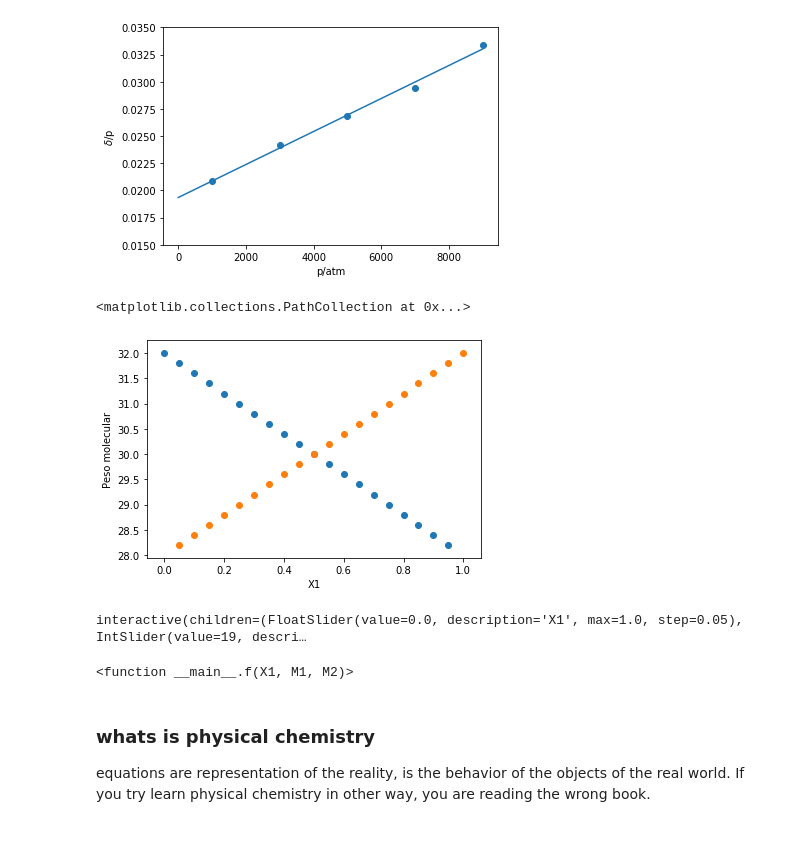
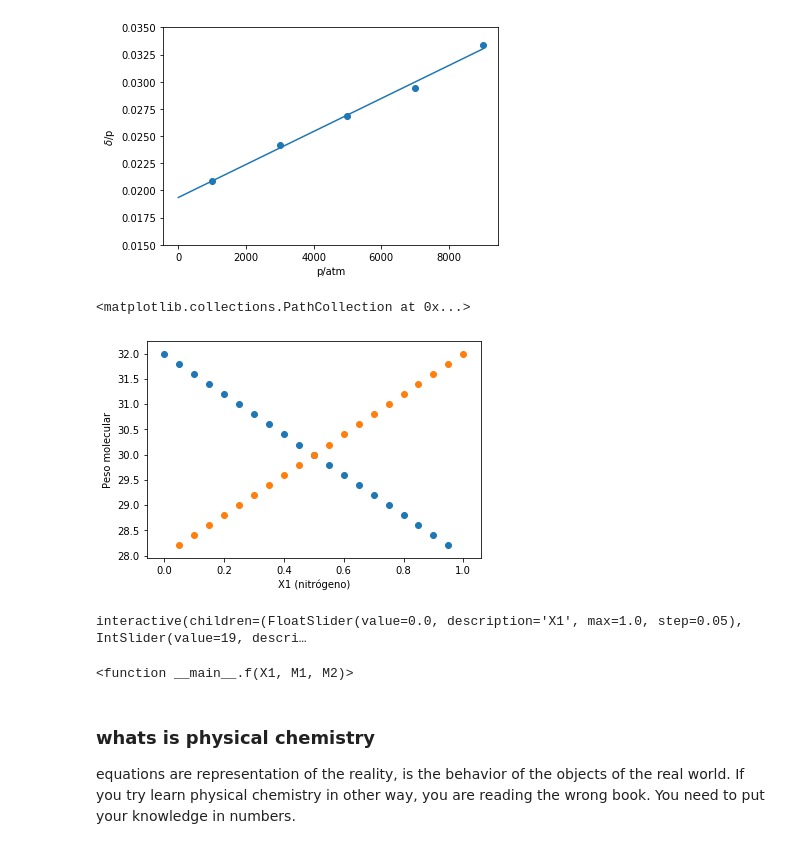
Before and after one commit to unixson/termodinamica, a Jupyter notebook: Libro-Fisicoquimica.ipynb, the cells around one changed output. Cells and saved outputs as stored; diff of their text form; code cells hidden in the pictures.

```diff
--- a/Libro-Fisicoquimica.ipynb
+++ b/Libro-Fisicoquimica.ipynb
@@ -347,20 +347,20 @@ El intercepto es 0.019351576190476186 con una pendiente 1.5173793650793643e-06 e
 # %%
 #Dependencia del peso molecular de la composición de la mezcla binaria
 import numpy as np
 import matplotlib.pyplot as plt
 %matplotlib inline
 
 M1 = 28
 M2 = 32
 X1 = np.arange(0,1,0.05)
 M = X1*M1 +(1-X1)*M2
-plt.xlabel('X1')
+plt.xlabel('X1 (nitrógeno)')
 plt.ylabel('Peso molecular')
 plt.scatter(X1,M)
 plt.scatter(1-X1,M)
 # %% [output]
 <matplotlib.collections.PathCollection at 0x...>
-[figure, old version]
+[figure, new version]
 # %%
 from __future__ import print_function
 from ipywidgets import interact, interactive, fixed,interact_manual
@@ -376,4 +376,4 @@ interactive(children=(FloatSlider(value=0.0, description='X1', max=1.0, step=0.0
 # %% [markdown]
 ### whats is physical chemistry
 
-equations are representation of the reality, is the behavior of the objects of the real world. If you try learn physical chemistry in other way, you are reading the wrong book.
+equations are representation of the reality, is the behavior of the objects of the real world. If you try learn physical chemistry in other way, you are reading the wrong book. You need to put your knowledge in numbers.
```
